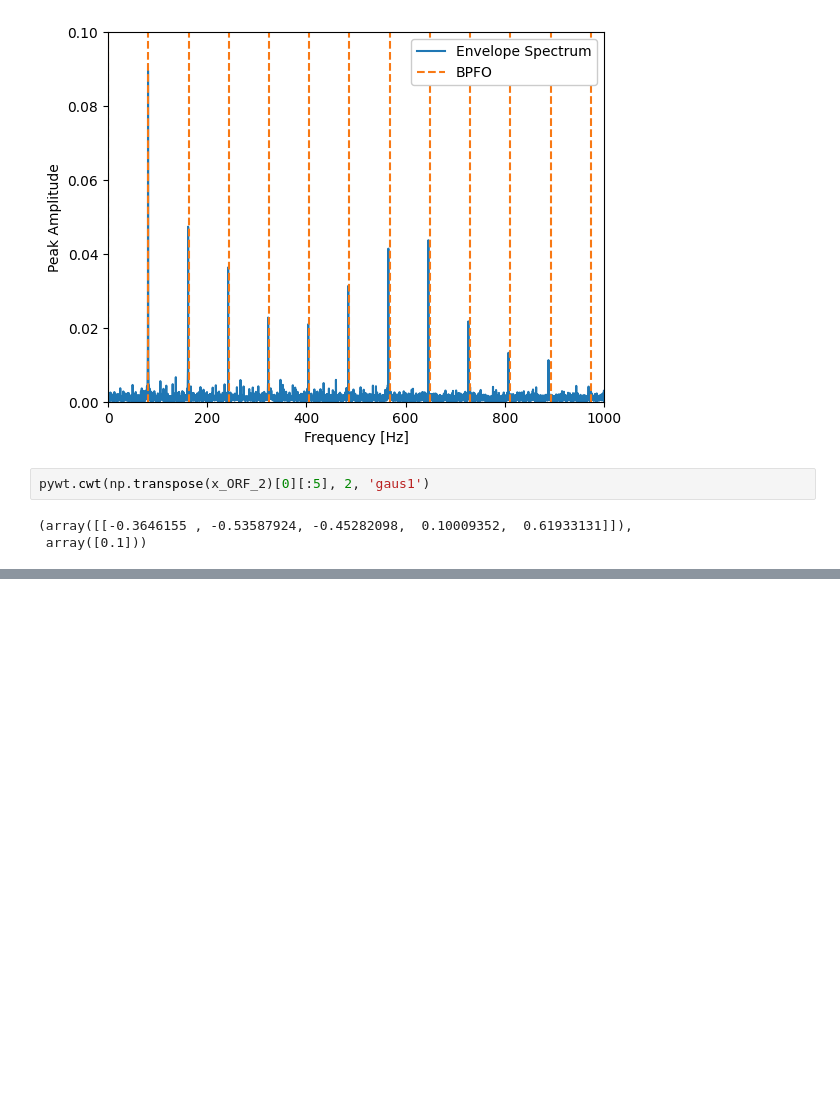
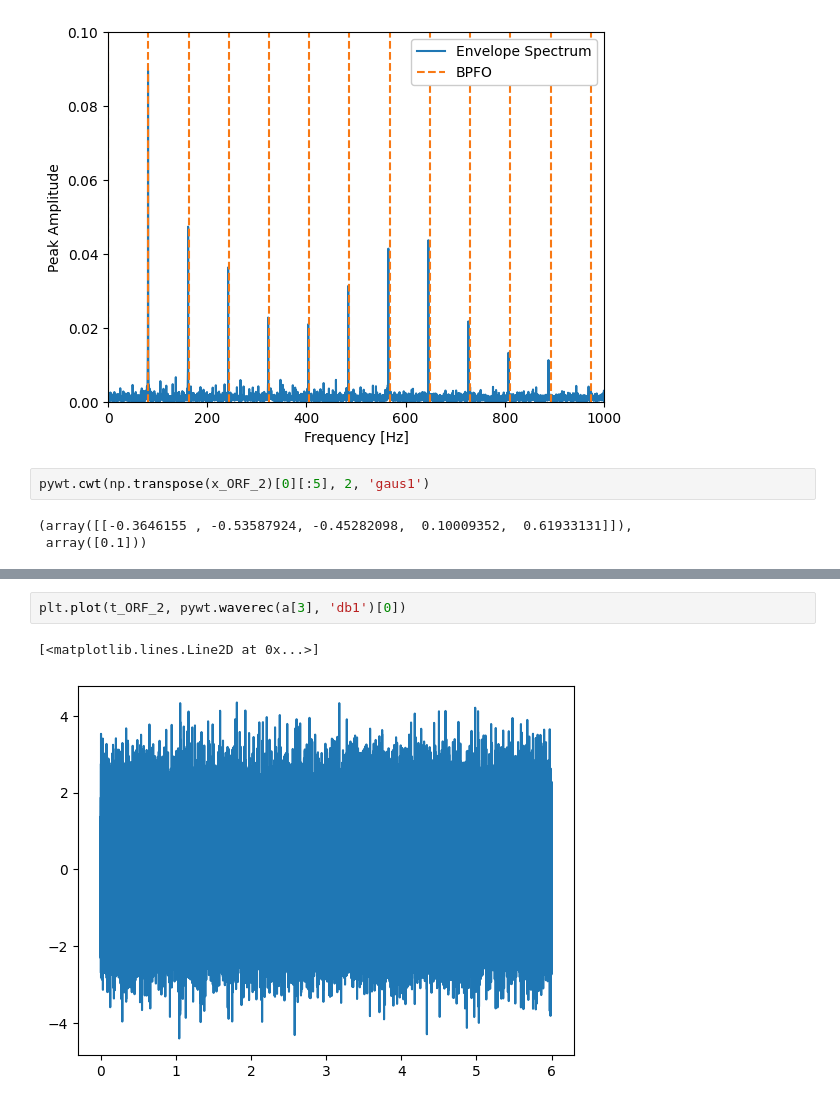
Before and after one commit to DimitriZC/Rolling-Fault-FFT-Wavelet-Analysis, a Jupyter notebook: trab.ipynb, the cells around one changed output, grey strips where cells are left out. Drawn from its saved outputs; the diff is of its cells as text; blank space fills up the shorter version.

```diff
--- a/trab.ipynb
+++ b/trab.ipynb
@@ -328,0 +395,5 @@ plt.colorbar()
+# %%
+plt.plot(t_ORF_2, pywt.waverec(a[3], 'db1')[0])
+# %% [output]
+[<matplotlib.lines.Line2D at 0x...>]
+[figure, added]
```
Also changed, not shown: parts of 7 cells of this notebook.
